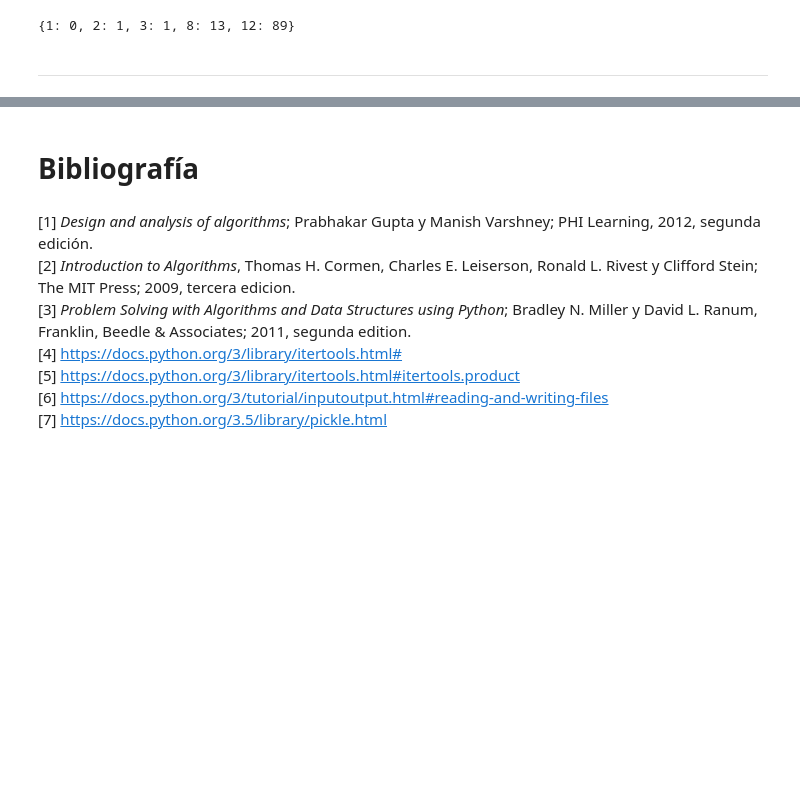
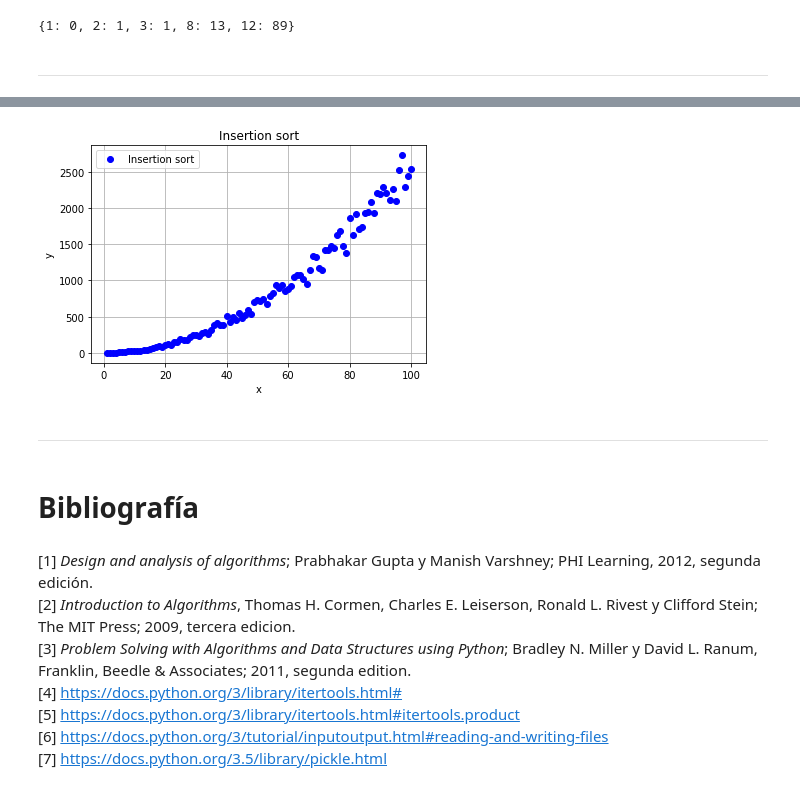
Before and after one commit to eegkno/FI_UNAM, a Jupyter notebook: 02_Estructuras_de_datos_y_algoritmos_1/P11/EDyA11_I.ipynb, the cells around one changed output, grey strips where cells are left out. Saved outputs shown, nothing was run; the diff lists cells and outputs as text; code cells hidden in the pictures; blank space fills up the shorter version.

```diff
--- a/02_Estructuras_de_datos_y_algoritmos_1/P11/EDyA11_I.ipynb
+++ b/02_Estructuras_de_datos_y_algoritmos_1/P11/EDyA11_I.ipynb
@@ -278,3 +495,47 @@ memoria_de_archivo
+# %%
+import matplotlib.pyplot as plt
+from mpl_toolkits.mplot3d import Axes3D
+
+times = 0
+
+def insertionSort_graph(n_lista):
+    global times
+    for index in range(1,len(n_lista)):
+        times += 1
+        actual = n_lista[index]
+        posicion = index
+        while posicion>0 and n_lista[posicion-1]>actual:
+            times += 1
+            n_lista[posicion]=n_lista[posicion-1]
+            posicion = posicion-1
+        n_lista[posicion]=actual
+    return n_lista
+# %%
+TAM = 101
+eje_x = list(range(1,TAM,1))
+eje_y = []
+lista_variable = []
+
+for num in eje_x:
+    lista_variable = random.sample(range(0, 1000), num)
+    times = 0
+    lista_variable = insertionSort_graph(lista_variable)
+    eje_y.append(times)
+# %%
+fig, ax = plt.subplots(facecolor='w', edgecolor='k')
+ax.plot(eje_x, eje_y, marker="o",color="b", linestyle='None')
+
+ax.set_xlabel('x')
+ax.set_ylabel('y')
+ax.grid(True)
+ax.legend(["Insertion sort"])
+
+plt.title('Insertion sort')
+plt.show()
+# %% [output]
+[figure, added]
+# %% [markdown]
+----
 # %% [markdown]
 # Bibliografía
 # %% [markdown]
```
Also changed, not shown: parts of 48 cells of this notebook, 20 other files.
